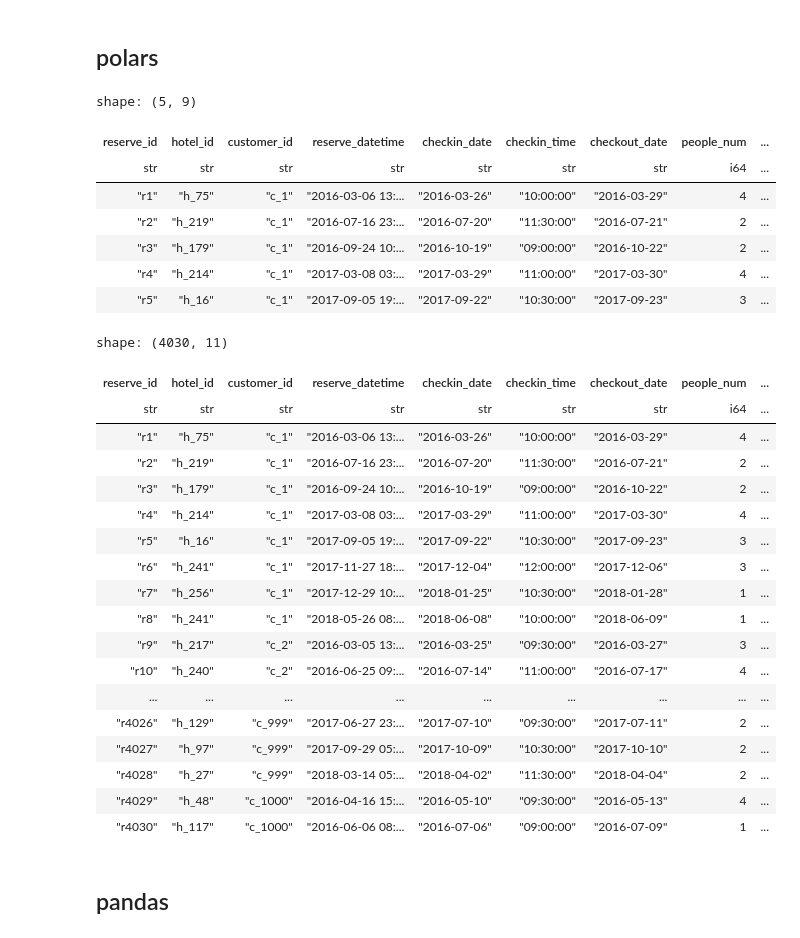
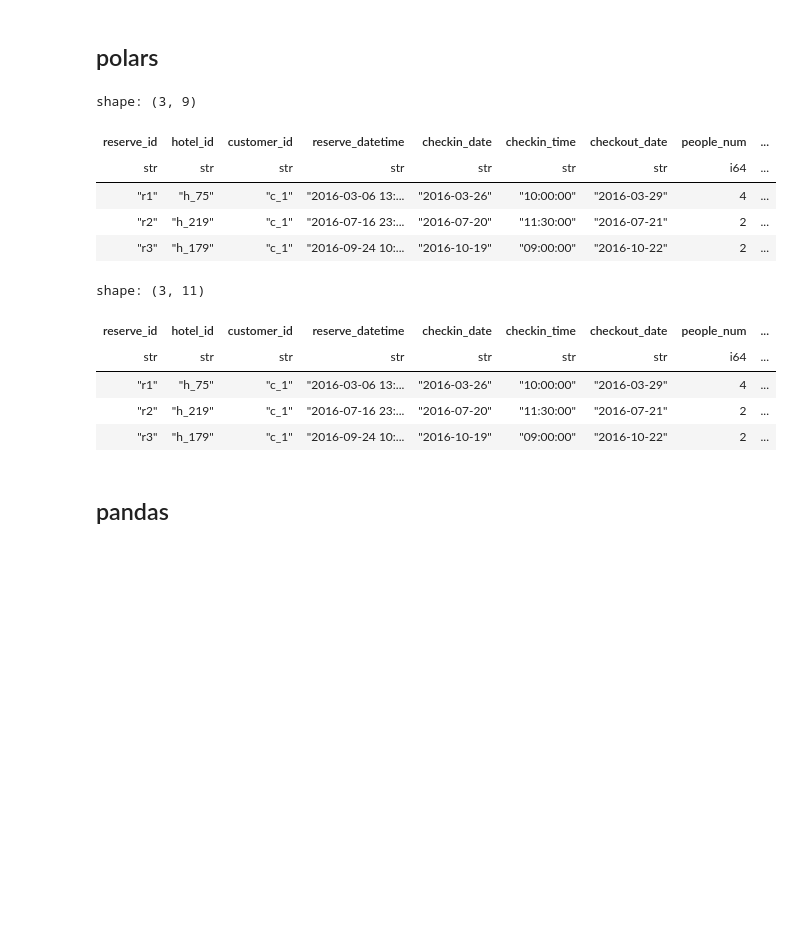
Before and after one commit to takuya-tokumoto/polar_tutorial, a Jupyter notebook: polarsチュートリアル.ipynb, the cells around one changed output. Cells and saved outputs as stored; diff of their text form; code cells hidden in the pictures; blank space fills up the shorter version.

```diff
--- a/polarsチュートリアル.ipynb
+++ b/polarsチュートリアル.ipynb
@@ -681,50 +604,35 @@ pd_reserve_tb[['reserve_id','hotel_id','customer_id']]
 # %% [markdown]
 ## polars
 # %%
-pl_reserve_tb.head()
+pl_reserve_tb.head(3)
 # %% [output]
-shape: (5, 9)
+shape: (3, 9)
 | reserve_id | hotel_id | customer_id | reserve_datetime | checkin_date | checkin_time | checkout_date | people_num | ... |
 | str | str | str | str | str | str | str | i64 | ... |
 | "r1" | "h_75" | "c_1" | "2016-03-06 13:... | "2016-03-26" | "10:00:00" | "2016-03-29" | 4 | ... |
 | "r2" | "h_219" | "c_1" | "2016-07-16 23:... | "2016-07-20" | "11:30:00" | "2016-07-21" | 2 | ... |
 | "r3" | "h_179" | "c_1" | "2016-09-24 10:... | "2016-10-19" | "09:00:00" | "2016-10-22" | 2 | ... |
-| "r4" | "h_214" | "c_1" | "2017-03-08 03:... | "2017-03-29" | "11:00:00" | "2017-03-30" | 4 | ... |
-| "r5" | "h_16" | "c_1" | "2017-09-05 19:... | "2017-09-22" | "10:30:00" | "2017-09-23" | 3 | ... |
 # %%
 tmp = pl_reserve_tb
 
 # 新しいシリーズの作成を伴う操作
 new_seires = (tmp.get_column("total_price") * 2).alias("total_price_2x")
 tmp.with_columns(new_seires)
 
 # エクスプレッションによる操作(こちらの方がおすすめ)
 new_column_2x = (pl.col("total_price") * 2).alias("total_price_2x")
 tmp.with_columns(new_column_2x)
 
 # .with_columns()に列のリストを渡すと、一度に複数の列を追加
 new_column_3x = (pl.col("total_price") * 3).alias("total_price_3x")
-tmp.with_columns([new_column_2x, new_column_3x])
+tmp.with_columns([new_column_2x, new_column_3x]).head(3)
 # %% [output]
-shape: (4030, 11)
+shape: (3, 11)
 | reserve_id | hotel_id | customer_id | reserve_datetime | checkin_date | checkin_time | checkout_date | people_num | ... |
 | str | str | str | str | str | str | str | i64 | ... |
 | "r1" | "h_75" | "c_1" | "2016-03-06 13:... | "2016-03-26" | "10:00:00" | "2016-03-29" | 4 | ... |
 | "r2" | "h_219" | "c_1" | "2016-07-16 23:... | "2016-07-20" | "11:30:00" | "2016-07-21" | 2 | ... |
 | "r3" | "h_179" | "c_1" | "2016-09-24 10:... | "2016-10-19" | "09:00:00" | "2016-10-22" | 2 | ... |
-| "r4" | "h_214" | "c_1" | "2017-03-08 03:... | "2017-03-29" | "11:00:00" | "2017-03-30" | 4 | ... |
-| "r5" | "h_16" | "c_1" | "2017-09-05 19:... | "2017-09-22" | "10:30:00" | "2017-09-23" | 3 | ... |
-| "r6" | "h_241" | "c_1" | "2017-11-27 18:... | "2017-12-04" | "12:00:00" | "2017-12-06" | 3 | ... |
-| "r7" | "h_256" | "c_1" | "2017-12-29 10:... | "2018-01-25" | "10:30:00" | "2018-01-28" | 1 | ... |
-| "r8" | "h_241" | "c_1" | "2018-05-26 08:... | "2018-06-08" | "10:00:00" | "2018-06-09" | 1 | ... |
-| "r9" | "h_217" | "c_2" | "2016-03-05 13:... | "2016-03-25" | "09:30:00" | "2016-03-27" | 3 | ... |
-| "r10" | "h_240" | "c_2" | "2016-06-25 09:... | "2016-07-14" | "11:00:00" | "2016-07-17" | 4 | ... |
-| ... | ... | ... | ... | ... | ... | ... | ... | ... |
-| "r4026" | "h_129" | "c_999" | "2017-06-27 23:... | "2017-07-10" | "09:30:00" | "2017-07-11" | 2 | ... |
-| "r4027" | "h_97" | "c_999" | "2017-09-29 05:... | "2017-10-09" | "10:30:00" | "2017-10-10" | 2 | ... |
-| "r4028" | "h_27" | "c_999" | "2018-03-14 05:... | "2018-04-02" | "11:30:00" | "2018-04-04" | 2 | ... |
-| "r4029" | "h_48" | "c_1000" | "2016-04-16 15:... | "2016-05-10" | "09:30:00" | "2016-05-13" | 4 | ... |
-| "r4030" | "h_117" | "c_1000" | "2016-06-06 08:... | "2016-07-06" | "09:00:00" | "2016-07-09" | 1 | ... |
 # %% [markdown]
 ## pandas
 # %%
```
Also changed, not shown: parts of 26 cells of this notebook.
